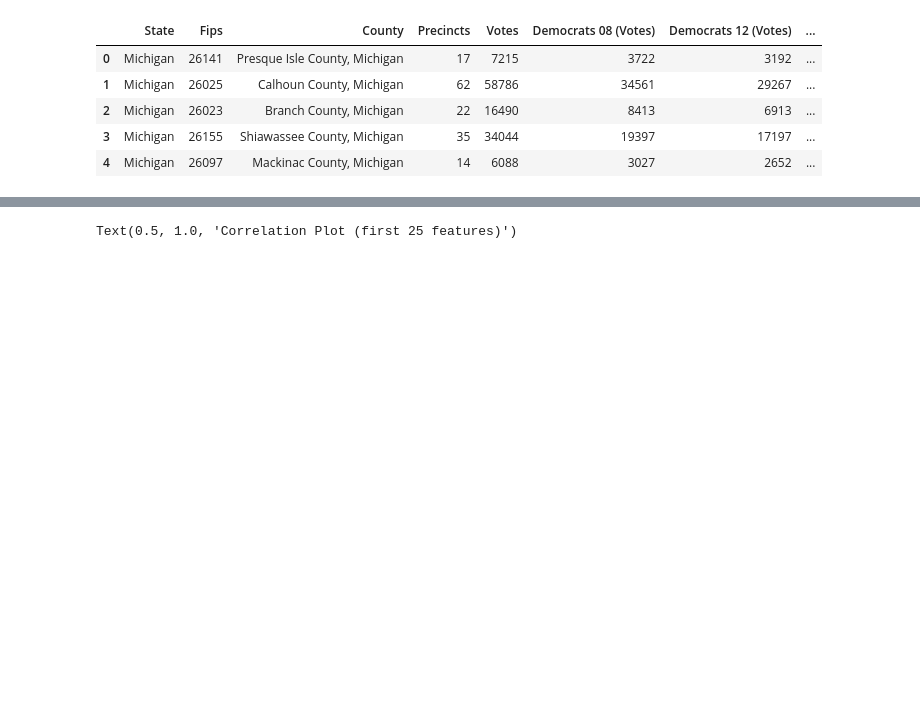
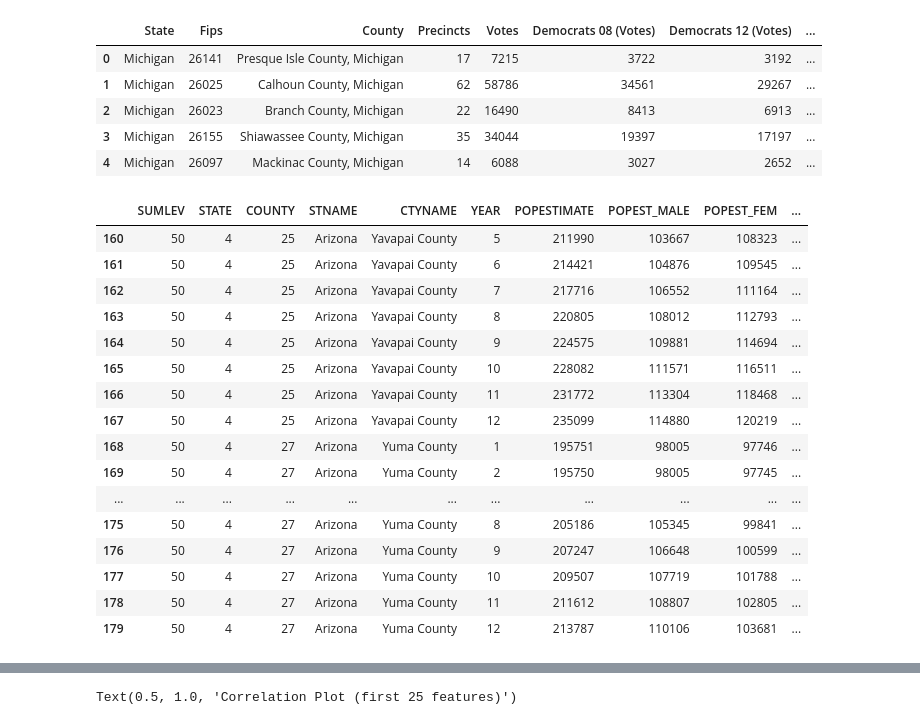
Before and after one commit to eweed001/ORIE-4741-Project, a Jupyter notebook: Data Cleaning and Manipulating.ipynb, the cells around one changed output, grey strips where cells are left out. Saved outputs shown, nothing was run; the diff lists cells and outputs as text; code cells hidden in the pictures; blank space fills up the shorter version.

```diff
--- a/Data Cleaning and Manipulating.ipynb
+++ b/Data Cleaning and Manipulating.ipynb
@@ -634,3 +634,38 @@ df.head()
 | 2 | Michigan | 26023 | Branch County, Michigan | 22 | 16490 | 8413 | 6913 | ... |
 | 3 | Michigan | 26155 | Shiawassee County, Michigan | 35 | 34044 | 19397 | 17197 | ... |
 | 4 | Michigan | 26097 | Mackinac County, Michigan | 14 | 6088 | 3027 | 2652 | ... |
+# %%
+state13 = pd.read_csv('data/cc-est2019-agesex-13.csv')
+state19 = pd.read_csv('data/cc-est2019-agesex-19.csv')
+state12 = pd.read_csv('data/cc-est2019-agesex-12.csv')
+state27 = pd.read_csv('data/cc-est2019-agesex-27.csv')
+state32 = pd.read_csv('data/cc-est2019-agesex-32.csv')
+state37 = pd.read_csv('data/cc-est2019-agesex-37.csv')
+state39 = pd.read_csv('data/cc-est2019-agesex-39.csv')
+state42 = pd.read_csv('data/cc-est2019-agesex-42.csv')
+state48 = pd.read_csv('data/cc-est2019-agesex-48.csv')
+state55 = pd.read_csv('data/cc-est2019-agesex-55.csv')
+state26 = pd.read_csv('data/cc-est2019-agesex-26.csv')
+state4 = pd.read_csv('data/cc-est2019-agesex-04.csv')
+# %%
+df_states = state13.append(state19).append(state12).append(state27).append(state32).append(state37).append(state39).append(state42).append(state48).append(state55).append(state26).append(state4)
+# %%
+df_states.tail(20)
+# %% [output]
+|  | SUMLEV | STATE | COUNTY | STNAME | CTYNAME | YEAR | POPESTIMATE | POPEST_MALE | POPEST_FEM | ... |
+| 160 | 50 | 4 | 25 | Arizona | Yavapai County | 5 | 211990 | 103667 | 108323 | ... |
+| 161 | 50 | 4 | 25 | Arizona | Yavapai County | 6 | 214421 | 104876 | 109545 | ... |
+| 162 | 50 | 4 | 25 | Arizona | Yavapai County | 7 | 217716 | 106552 | 111164 | ... |
+| 163 | 50 | 4 | 25 | Arizona | Yavapai County | 8 | 220805 | 108012 | 112793 | ... |
+| 164 | 50 | 4 | 25 | Arizona | Yavapai County | 9 | 224575 | 109881 | 114694 | ... |
+| 165 | 50 | 4 | 25 | Arizona | Yavapai County | 10 | 228082 | 111571 | 116511 | ... |
+| 166 | 50 | 4 | 25 | Arizona | Yavapai County | 11 | 231772 | 113304 | 118468 | ... |
+| 167 | 50 | 4 | 25 | Arizona | Yavapai County | 12 | 235099 | 114880 | 120219 | ... |
+| 168 | 50 | 4 | 27 | Arizona | Yuma County | 1 | 195751 | 98005 | 97746 | ... |
+| 169 | 50 | 4 | 27 | Arizona | Yuma County | 2 | 195750 | 98005 | 97745 | ... |
+| ... | ... | ... | ... | ... | ... | ... | ... | ... | ... | ... |
+| 175 | 50 | 4 | 27 | Arizona | Yuma County | 8 | 205186 | 105345 | 99841 | ... |
+| 176 | 50 | 4 | 27 | Arizona | Yuma County | 9 | 207247 | 106648 | 100599 | ... |
+| 177 | 50 | 4 | 27 | Arizona | Yuma County | 10 | 209507 | 107719 | 101788 | ... |
+| 178 | 50 | 4 | 27 | Arizona | Yuma County | 11 | 211612 | 108807 | 102805 | ... |
+| 179 | 50 | 4 | 27 | Arizona | Yuma County | 12 | 213787 | 110106 | 103681 | ... |
```
Also changed, not shown: parts of 16 cells of this notebook.
